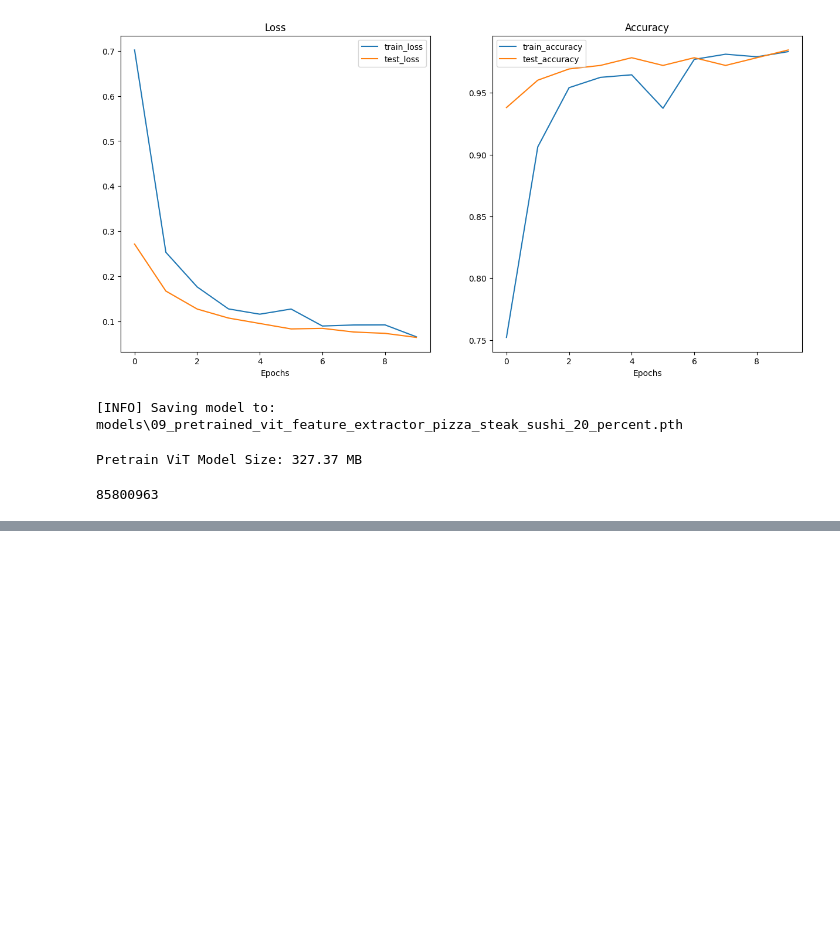
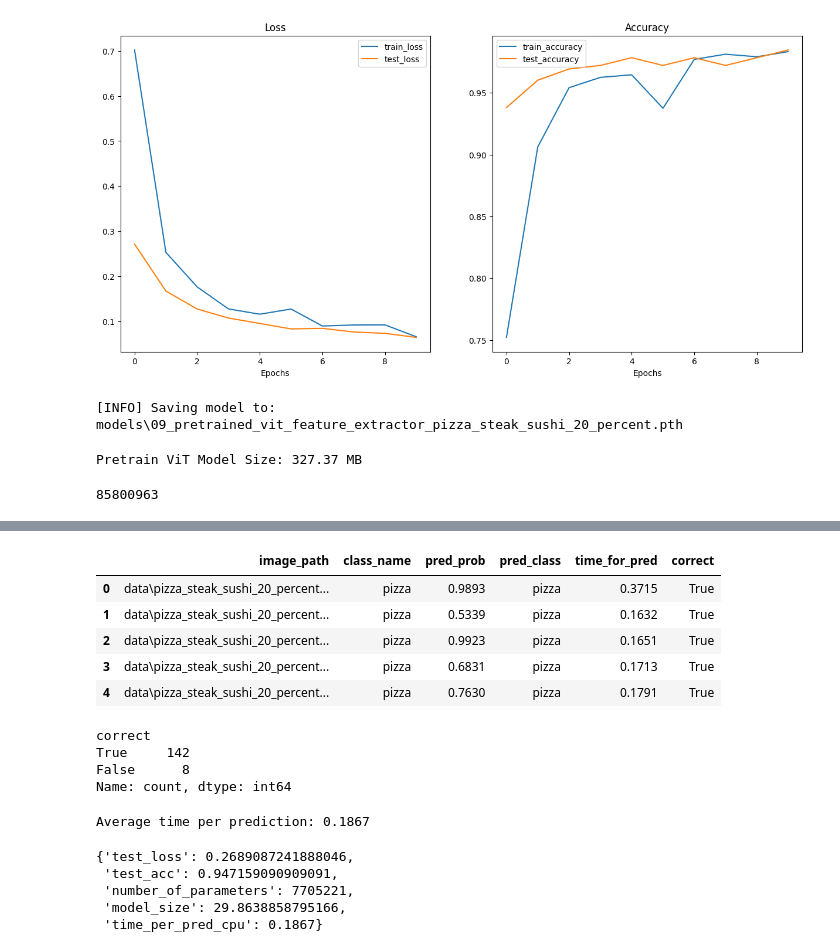
Before and after one commit to SaFaUU/PyTorch_for_DL, a Jupyter notebook: 09_pytorch_model_deploy.ipynb, the cells around one changed output, grey strips where cells are left out. Saved outputs shown, nothing was run; the diff lists cells and outputs as text; code cells hidden in the pictures; blank space fills up the shorter version.

```diff
--- a/09_pytorch_model_deploy.ipynb
+++ b/09_pytorch_model_deploy.ipynb
@@ -46,7 +46,7 @@ def create_effnetb2_model(num_classes:int=3,
     """Creates an EfficientNet-B2 feature extractor model and transforms."""
     weights = torchvision.models.EfficientNet_B2_Weights.DEFAULT
     transforms = weights.transforms()
-    model = torchvision.models.efficientnet_b2(weights=effnetb2_weights).to(device)
+    model = torchvision.models.efficientnet_b2(weights=weights).to(device)
 
     for param in model.parameters():
         param.requires_grad = False
@@ -295,0 +292,6 @@ vit_total_params
+# %%
+from pathlib import Path
+
+test_data_paths = list(test_dir.glob("*/*.jpg"))
+
+test_data_paths[:5]
@@ -295,0 +355,2 @@ vit_total_params
+# %%
+effnetb2_test_pred_dicts = pred_and_store(test_data_paths, effnetb2, effnetb2_transforms, class_names=class_names, device="cpu")
@@ -295,0 +372,32 @@ vit_total_params
+# %%
+import pandas as pd
+effnetb2_test_pred_df = pd.DataFrame(effnetb2_test_pred_dicts)
+effnetb2_test_pred_df.head()
+# %% [output]
+|  | image_path | class_name | pred_prob | pred_class | time_for_pred | correct |
+| 0 | data\pizza_steak_sushi_20_percent... | pizza | 0.9893 | pizza | 0.3715 | True |
+| 1 | data\pizza_steak_sushi_20_percent... | pizza | 0.5339 | pizza | 0.1632 | True |
+| 2 | data\pizza_steak_sushi_20_percent... | pizza | 0.9923 | pizza | 0.1651 | True |
+| 3 | data\pizza_steak_sushi_20_percent... | pizza | 0.6831 | pizza | 0.1713 | True |
+| 4 | data\pizza_steak_sushi_20_percent... | pizza | 0.7630 | pizza | 0.1791 | True |
+# %%
+effnetb2_test_pred_df.correct.value_counts()
+# %% [output]
+correct
+True     142
+False      8
+Name: count, dtype: int64
+# %%
+effnetb2_average_time_per_pred = round(effnetb2_test_pred_df.time_for_pred.mean(), 4)
+print(f"Average time per prediction: {effnetb2_average_time_per_pred}")
+# %% [output]
+Average time per prediction: 0.1867
+# %%
+effnetb2_stats["time_per_pred_cpu"] = effnetb2_average_time_per_pred
+effnetb2_stats
+# %% [output]
+{'test_loss': 0.2689087241888046,
+ 'test_acc': 0.947159090909091,
+ 'number_of_parameters': 7705221,
+ 'model_size': 29.8638858795166,
+ 'time_per_pred_cpu': 0.1867}
```
Also changed, not shown: parts of 54 cells of this notebook, 14 other files.
